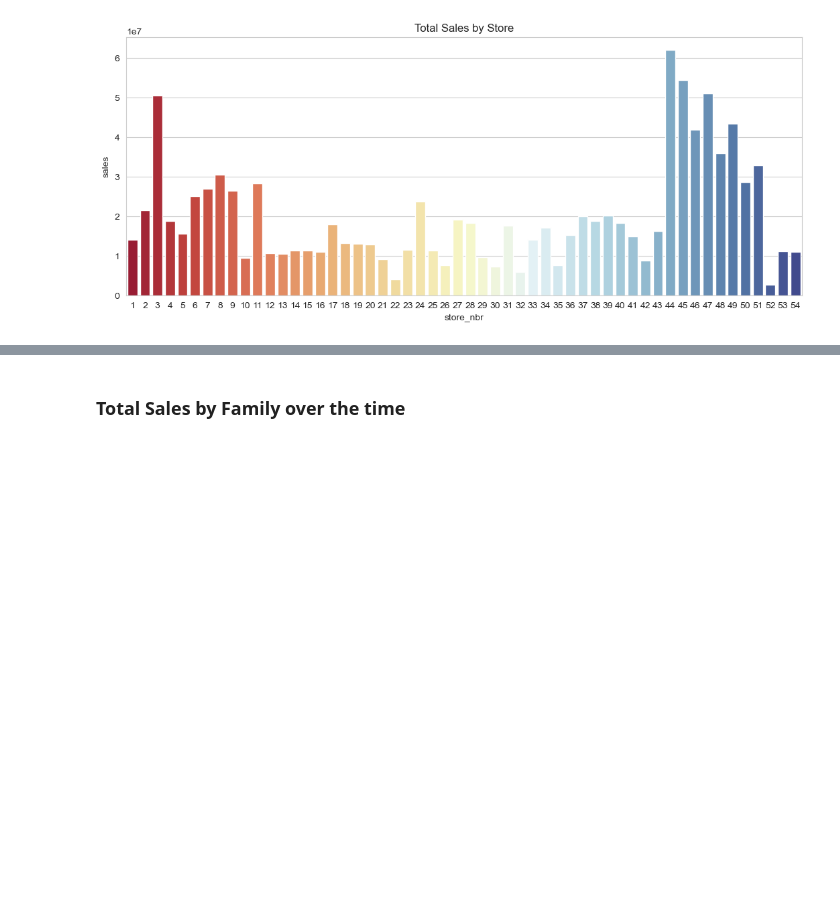
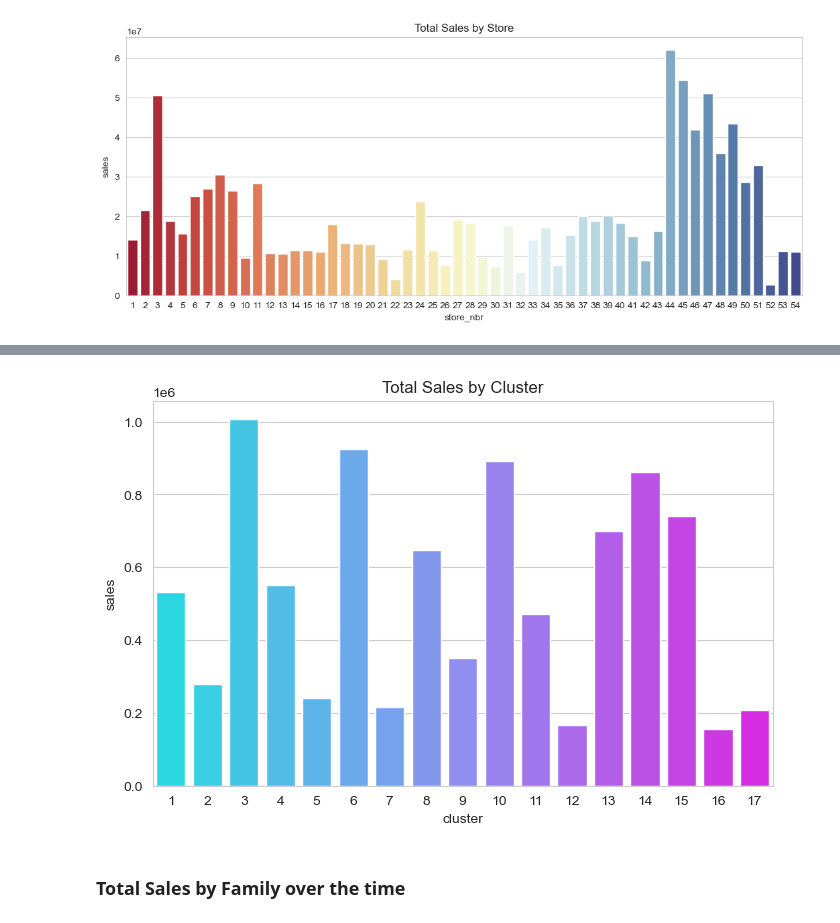
Before and after one commit to Hailey-cloud/Final-Project-Machine-Learning, a Jupyter notebook: Store_Sales_ML4.ipynb, the cells around one changed output, grey strips where cells are left out. Saved outputs shown, nothing was run; the diff lists cells and outputs as text; code cells hidden in the pictures; blank space fills up the shorter version.

```diff
--- a/Store_Sales_ML4.ipynb
+++ b/Store_Sales_ML4.ipynb
@@ -322,3 +335,14 @@ plt.show()
+# %%
+# Grouping by Cluster
+store_sales = merged_df.groupby('cluster')[['sales']].sum()
+
+# Barplot from total sales by cluster
+plt.figure(figsize=(8,5))
+sb.barplot(data=store_sales, y='sales', x='cluster', palette='cool')
+plt.title("Total Sales by Cluster")
+plt.show()
+# %% [output]
+[figure, added]
 # %% [markdown]
 ### Total Sales by Family over the time
 # %%
```
Also changed, not shown: parts of 2 cells of this notebook.
